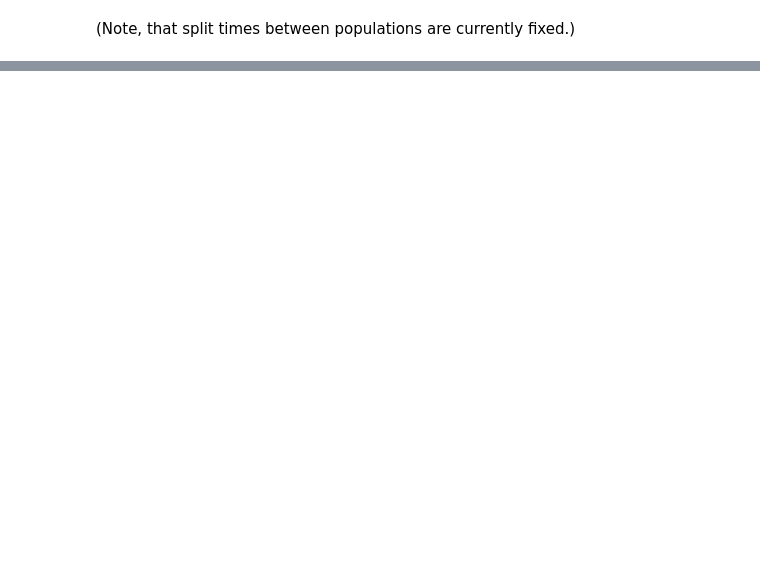
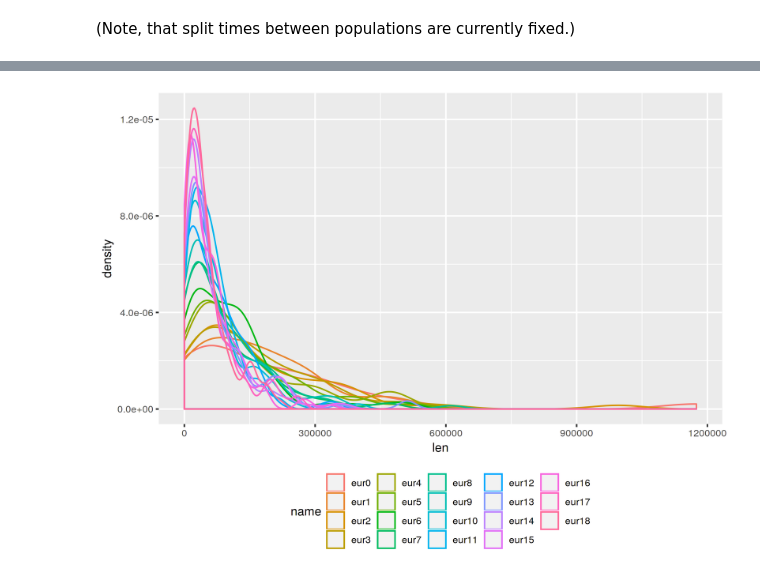
Before and after one commit to BenjaminPeter/demography, a Jupyter notebook: examples.ipynb, the cells around one changed output, grey strips where cells are left out. Drawn from its saved outputs; the diff is of its cells as text; code cells hidden in the pictures; blank space fills up the shorter version.

```diff
--- a/examples.ipynb
+++ b/examples.ipynb
@@ -123,0 +144,9 @@ ggplot(haplotypes, aes(len, color = fct_reorder(ind, len))) + geom_density()
+# %%
+options(repr.plot.width = 8, repr.plot.height = 6, repr.plot.res = 300)
+
+haplotypes %>%
+ggplot(aes(len, color = name)) +
+    geom_density() +
+    theme(legend.position = "bottom")
+# %% [output]
+[figure, added]
```
Also changed, not shown: parts of 14 cells of this notebook.
